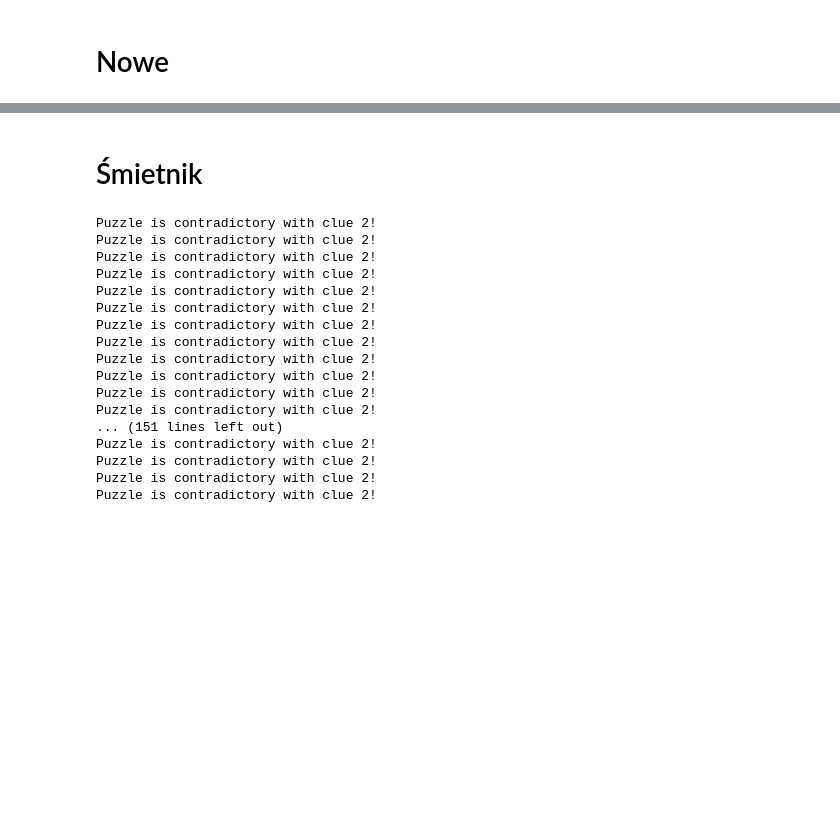
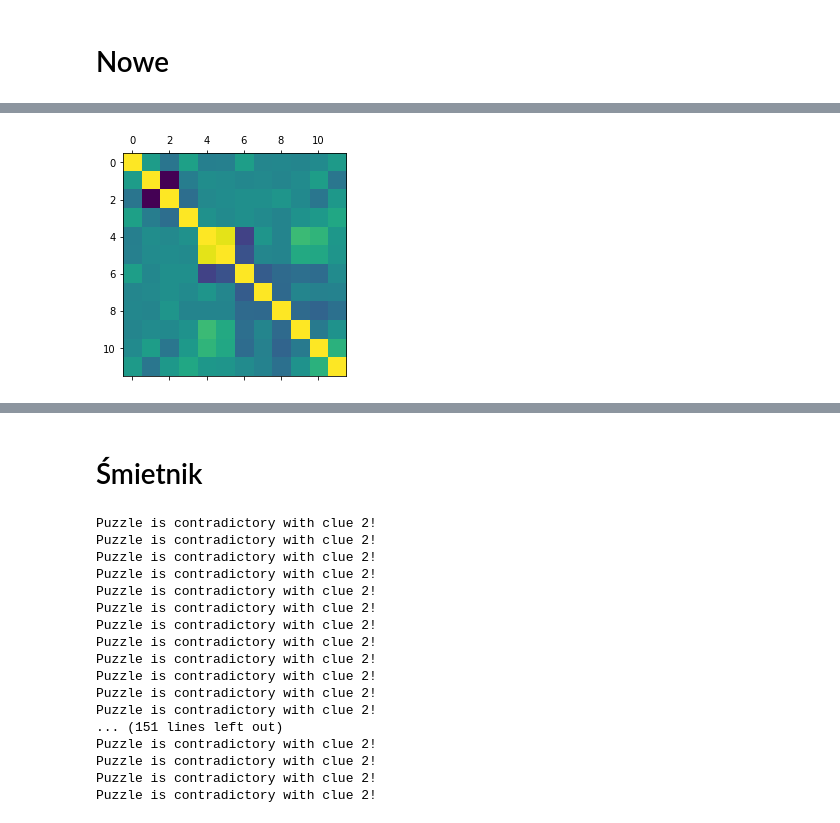
Before and after one commit to baneckik/logic_text_puzzles, a Jupyter notebook: first.ipynb, the cells around one changed output, grey strips where cells are left out. Cells and saved outputs as stored; diff of their text form; code cells hidden in the pictures; blank space fills up the shorter version.

```diff
--- a/first.ipynb
+++ b/first.ipynb
@@ -103,0 +133,5 @@ c.save()
+# %%
+plt.matshow(df.corr())
+plt.show()
+# %% [output]
+[figure, added]
```
Also changed, not shown: parts of 23 cells of this notebook.
